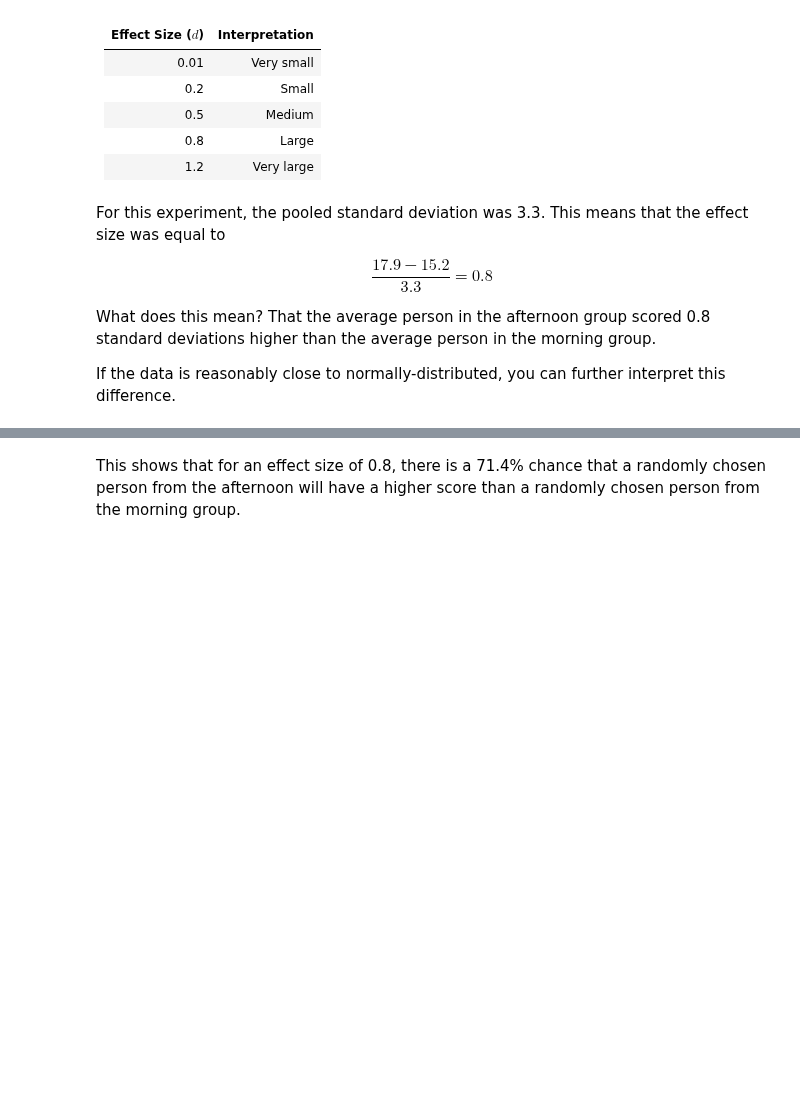
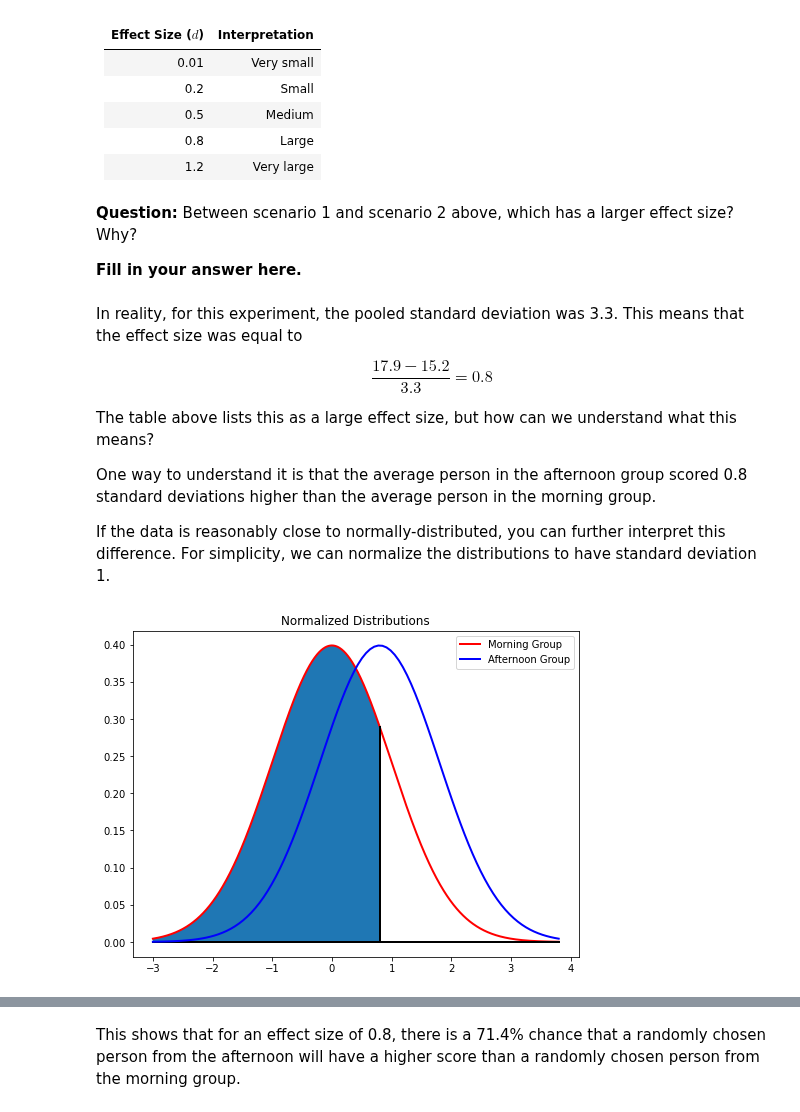
Before and after one commit to NSS-Data-Instructional-Stuff/stats-for-data-science, a Jupyter notebook: notebooks/Notebook_05c_Hypothesis_Testing_Part_3_Effect_Size.ipynb, the cells around one changed output, grey strips where cells are left out. Drawn from its saved outputs; the diff is of its cells as text; code cells hidden in the pictures; blank space fills up the shorter version.

```diff
--- a/notebooks/Notebook_05c_Hypothesis_Testing_Part_3_Effect_Size.ipynb
+++ b/notebooks/Notebook_05c_Hypothesis_Testing_Part_3_Effect_Size.ipynb
@@ -66,32 +83,40 @@ where $s_1$ and $s_2$ are the sample standard deviations for each sample separat
 |0.5|Medium|
 |0.8|Large|
 |1.2|Very large|
+# %% [markdown]
+**Question:** Between scenario 1 and scenario 2 above, which has a larger effect size? Why?
+
+**Fill in your answer here.**
 # %% [markdown]
-For this experiment, the pooled standard deviation was 3.3. This means that the effect size was equal to
+In reality, for this experiment, the pooled standard deviation was 3.3. This means that the effect size was equal to
 
 $$\frac{17.9 - 15.2}{3.3} = 0.8$$
 
-What does this mean? That the average person in the afternoon group scored 0.8 standard deviations higher than the average person in the morning group.
+The table above lists this as a large effect size, but how can we understand what this means?
 
-If the data is reasonably close to normally-distributed, you can further interpret this difference.
+One way to understand it is that the average person in the afternoon group scored 0.8 standard deviations higher than the average person in the morning group.
+
+If the data is reasonably close to normally-distributed, you can further interpret this difference. For simplicity, we can normalize the distributions to have standard deviation 1.
 # %%
 norm_dist = norm()
-x = np.linspace(-3, 3, 100)
+x = np.linspace(-3, 3.8, 1000)
 fig, ax = plt.subplots(1, 1, figsize = (8,6))
 
 ax.plot(x, norm_dist.pdf(x), 'k-', lw=2, color = 'red', label = 'Morning Group')
 
 x = np.linspace(-3, 0.8, 100)
 
 ax.fill_between(x[x <= 0.8], 0, norm_dist.pdf(x[x <= 0.8]))
 
 plt.plot([0.8, 0.8], [0,norm_dist.pdf(0.8)], color = 'black', linewidth = 2);
 
-plt.plot([-3, 3], [0,0], color = 'black', linewidth = 2)
+plt.plot([-3, 3.8], [0,0], color = 'black', linewidth = 2)
 
 afternoon_dist = norm(loc = 0.8)
 x = np.linspace(-3, 3.8, 100)
 ax.plot(x, afternoon_dist.pdf(x), 'k-', lw=2, color = 'blue', label = 'Afternoon Group')
 
-
+plt.title('Normalized Distributions')
 plt.legend();
+# %% [output]
+[figure, added]
```
Also changed, not shown: parts of 41 cells of this notebook, 1 other file.
